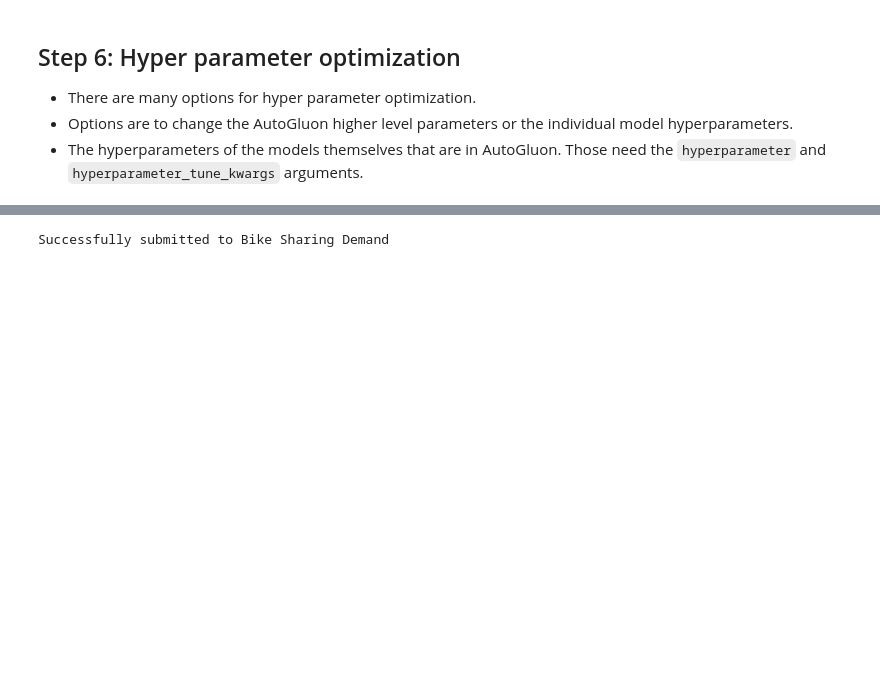
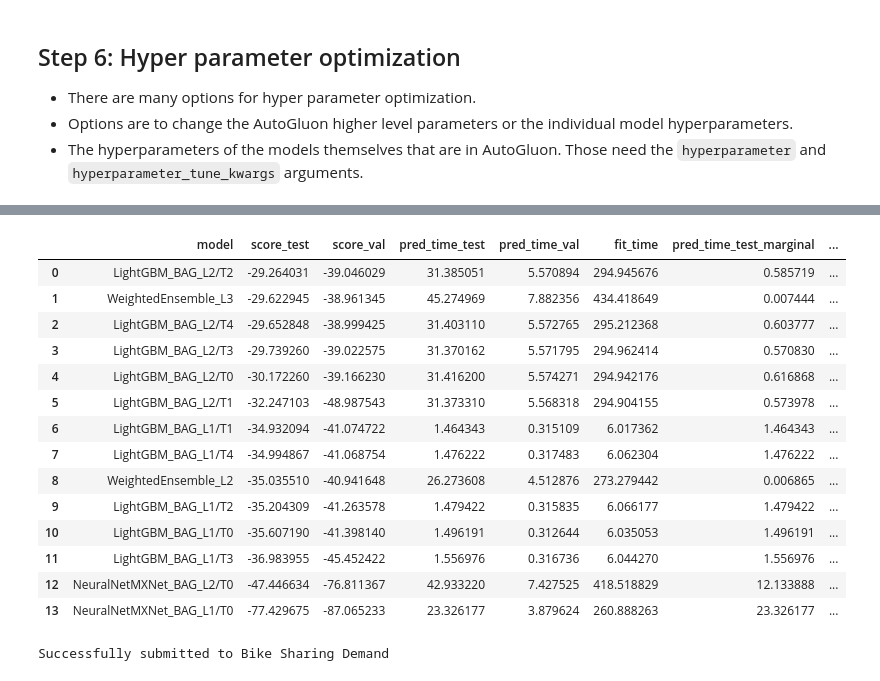
Before and after one commit to jqchen24/bike_share_demand, a Jupyter notebook: bike_sharing_demand_prediction.ipynb, the cells around one changed output, grey strips where cells are left out. Cells and saved outputs as stored; diff of their text form; code cells hidden in the pictures; blank space fills up the shorter version.

Commit message:
hyperparameter optimization

```diff
--- a/bike_sharing_demand_prediction.ipynb
+++ b/bike_sharing_demand_prediction.ipynb
@@ -539,6 +539,7 @@ submission.csv               2021-11-04 16:10:28  first raw submission
 * The hyperparameters of the models themselves that are in AutoGluon. Those need the `hyperparameter` and `hyperparameter_tune_kwargs` arguments.
 # %%
 import autogluon.core as ag
+import numpy as np
 nn_options = {  # specifies non-default hyperparameter values for neural network models
     'num_epochs': 10,  # number of training epochs (controls training time of NN models)
     'learning_rate': ag.space.Real(1e-4, 1e-2, default=5e-4, log=True),  # learning rate used in training (real-valued hyperparameter searched on log-scale)
@@ -564,5 +565,16 @@ hyperparameters = {  # hyperparameters of each model type
                    'XGB': xgb_options
                   }  # When these keys are missing from hyperparameters dict, no models of that type are trained
 
-predictor_new_hpo = TabularPredictor(label = 'count', eval_metric = 'root_mean_squared_error').fit(train_data = train.drop(['casual', 'registered'], axis = 1), presets = 'best_quality', time_limit = 600, hyperparameters = hyperparameters)
+num_trials = 5
+search_strategy = 'auto'  # to tune hyperparameters using Bayesian optimization routine with a local scheduler
+
+hyperparameter_tune_kwargs = {  # HPO is not performed unless hyperparameter_tune_kwargs is specified
+    'num_trials': num_trials,
+    'scheduler' : 'local',
+    'searcher': search_strategy,
+}
+
+predictor_new_hpo = TabularPredictor(label = 'count', eval_metric = 'root_mean_squared_error').fit(train_data = train.drop(['casual', 'registered'], axis = 1), presets = 'best_quality',
+                                                                                                   time_limit = 600, hyperparameters = hyperparameters,
+                                                                                                  hyperparameter_tune_kwargs=hyperparameter_tune_kwargs)
 # %% [output]
@@ -623,3 +728,21 @@ Plot summary of models saved to file: AutogluonModels/ag-20211105_035600/Summary
+# %%
+predictor_new_hpo.leaderboard(train, silent=True)
+# %% [output]
+|  | model | score_test | score_val | pred_time_test | pred_time_val | fit_time | pred_time_test_marginal | ... |
+| 0 | LightGBM_BAG_L2/T2 | -29.264031 | -39.046029 | 31.385051 | 5.570894 | 294.945676 | 0.585719 | ... |
+| 1 | WeightedEnsemble_L3 | -29.622945 | -38.961345 | 45.274969 | 7.882356 | 434.418649 | 0.007444 | ... |
+| 2 | LightGBM_BAG_L2/T4 | -29.652848 | -38.999425 | 31.403110 | 5.572765 | 295.212368 | 0.603777 | ... |
+| 3 | LightGBM_BAG_L2/T3 | -29.739260 | -39.022575 | 31.370162 | 5.571795 | 294.962414 | 0.570830 | ... |
+| 4 | LightGBM_BAG_L2/T0 | -30.172260 | -39.166230 | 31.416200 | 5.574271 | 294.942176 | 0.616868 | ... |
+| 5 | LightGBM_BAG_L2/T1 | -32.247103 | -48.987543 | 31.373310 | 5.568318 | 294.904155 | 0.573978 | ... |
+| 6 | LightGBM_BAG_L1/T1 | -34.932094 | -41.074722 | 1.464343 | 0.315109 | 6.017362 | 1.464343 | ... |
+| 7 | LightGBM_BAG_L1/T4 | -34.994867 | -41.068754 | 1.476222 | 0.317483 | 6.062304 | 1.476222 | ... |
+| 8 | WeightedEnsemble_L2 | -35.035510 | -40.941648 | 26.273608 | 4.512876 | 273.279442 | 0.006865 | ... |
+| 9 | LightGBM_BAG_L1/T2 | -35.204309 | -41.263578 | 1.479422 | 0.315835 | 6.066177 | 1.479422 | ... |
+| 10 | LightGBM_BAG_L1/T0 | -35.607190 | -41.398140 | 1.496191 | 0.312644 | 6.035053 | 1.496191 | ... |
+| 11 | LightGBM_BAG_L1/T3 | -36.983955 | -45.452422 | 1.556976 | 0.316736 | 6.044270 | 1.556976 | ... |
+| 12 | NeuralNetMXNet_BAG_L2/T0 | -47.446634 | -76.811367 | 42.933220 | 7.427525 | 418.518829 | 12.133888 | ... |
+| 13 | NeuralNetMXNet_BAG_L1/T0 | -77.429675 | -87.065233 | 23.326177 | 3.879624 | 260.888263 | 23.326177 | ... |
 # %%
 # Remember to set all negative values to zero
 predictions_new_hpo = predictor_new_hpo.predict(test)
```
Also changed, not shown: parts of 4 cells of this notebook.
